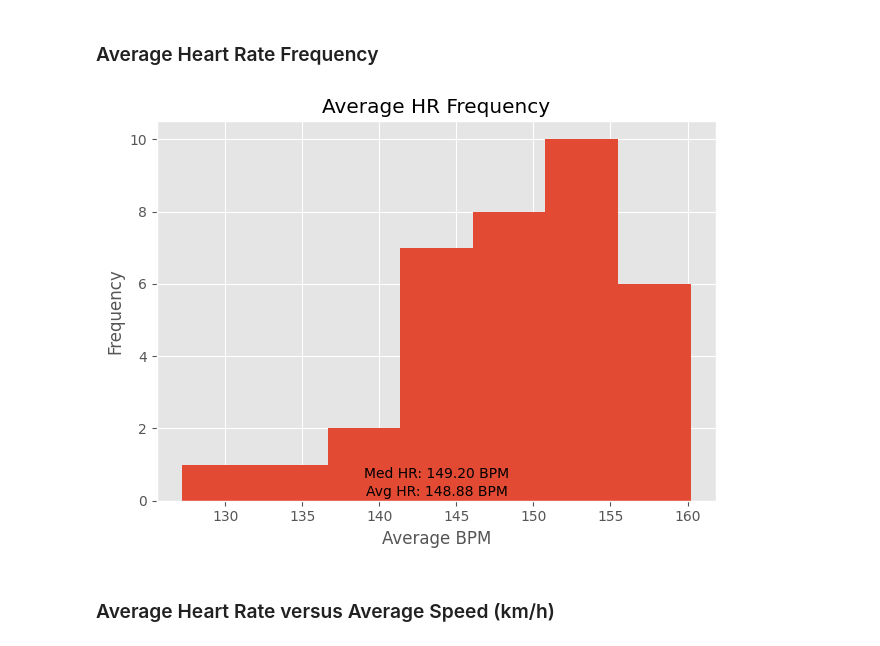
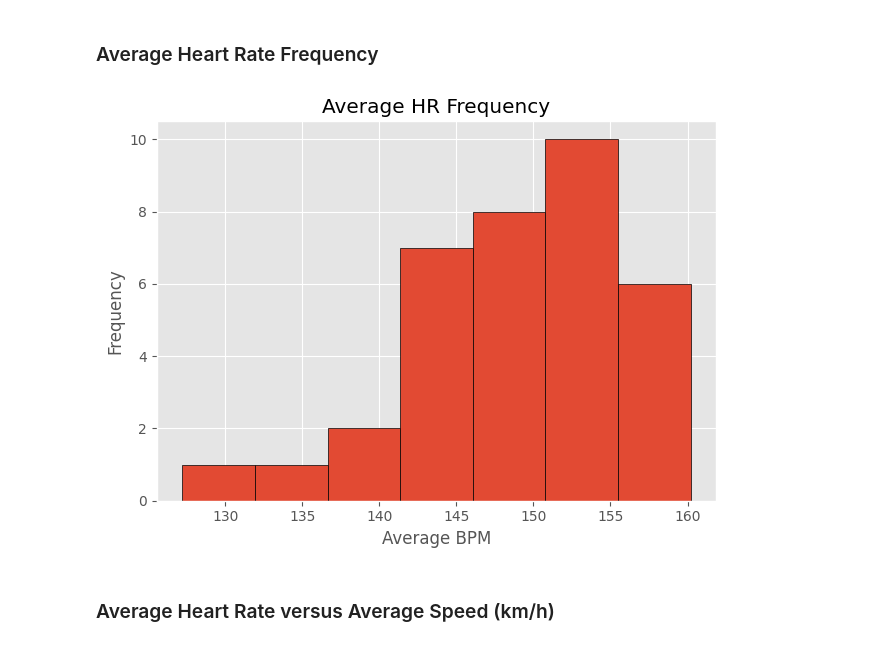
Before and after one commit to palmerac/Elevate, a Jupyter notebook: runStats.ipynb, the cells around one changed output. Cells and saved outputs as stored; diff of their text form; code cells hidden in the pictures.

```diff
--- a/runStats.ipynb
+++ b/runStats.ipynb
@@ -167,29 +152,16 @@ plt.show()
 # %% [markdown]
 ### Average Heart Rate Frequency
 # %%
-# hrf_bins = int((dfRun['bpm-Avg.'].max() - dfRun['bpm-Avg.'].min())/2.5)
-
-plt.hist(dfRun['bpm-Avg.'], bins="auto")
-
-# Average HR Text
-avg_hr = avg(dfRun, 'bpm-Avg.',2)
-med_hr = med(dfRun, 'bpm-Avg.',2)
-mid_hr = midp(dfRun, 'bpm-Avg.')
-
-plt.text(mid_hr, .25, f'Avg HR: {avg_hr:.2f} BPM',
-         ha='center', va='center', fontsize=10, color='black', transform=plt.gca().transData)
-plt.text(mid_hr, .75, f'Med HR: {med_hr:.2f} BPM',
-         ha='center', va='center', fontsize=10, color='black', transform=plt.gca().transData)
-
+plt.hist(dfRun['bpm-Avg.'], bins="auto", edgecolor='black')
 plt.title('Average HR Frequency')
 plt.xlabel('Average BPM')
 plt.ylabel('Frequency')
 # plt.xticks(rotation=45)
 plt.tight_layout()
 plt.savefig('Graphs/HR Frequency.png', dpi=600)
 plt.show()
 # %% [output]
-[figure, old version]
+[figure, new version]
 # %% [markdown]
 ### Average Heart Rate versus Average Speed (km/h)
 # %%
```
Also changed, not shown: parts of 3 cells of this notebook, 9 other files.
